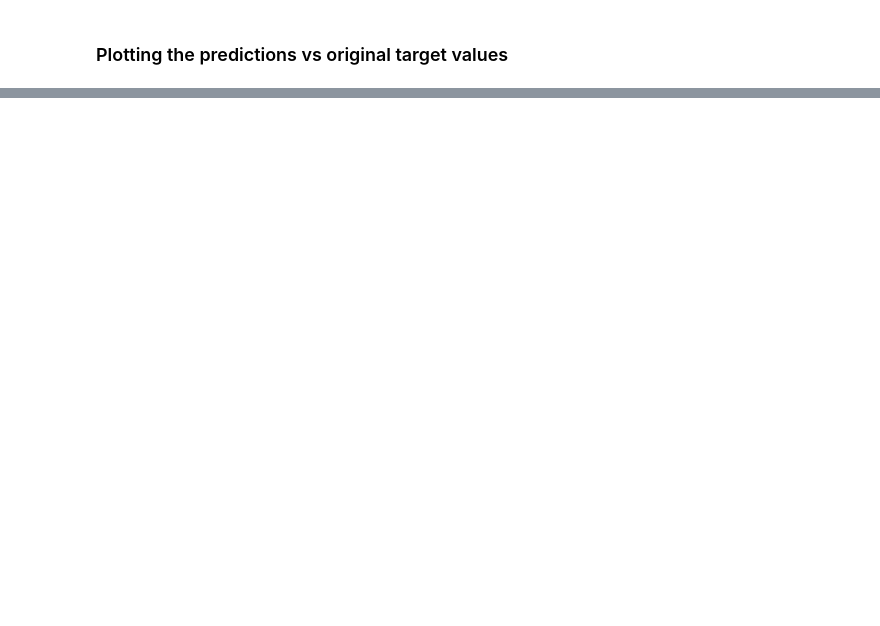
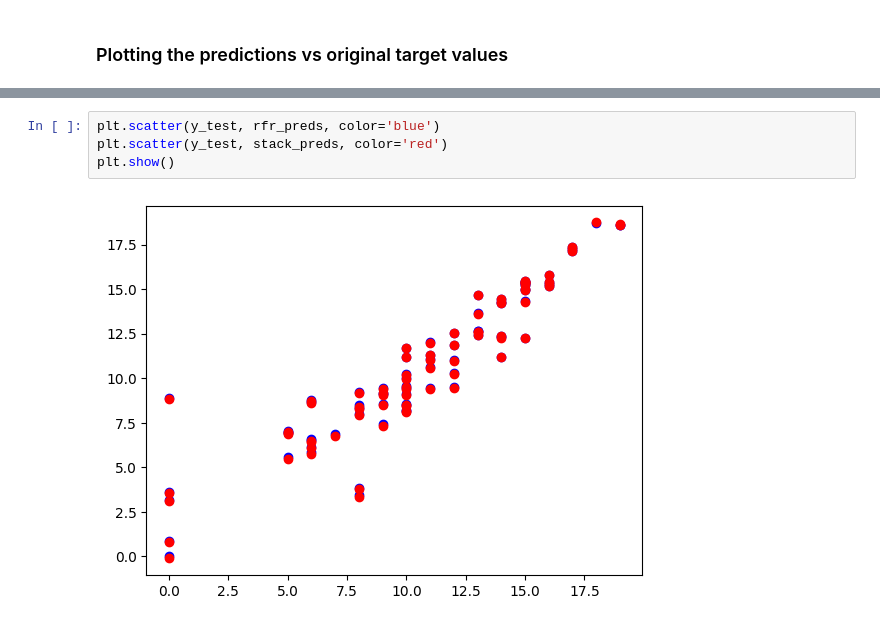
Before and after one commit to Ajinkya-18/Student_Performance_Prediction, a Jupyter notebook: notebooks/Performance_Predictor.ipynb, the cells around one changed output, grey strips where cells are left out. Drawn from its saved outputs; the diff is of its cells as text; blank space fills up the shorter version.

```diff
--- a/notebooks/Performance_Predictor.ipynb
+++ b/notebooks/Performance_Predictor.ipynb
@@ -205,0 +232,6 @@ plt.savefig('../reports/Models_Performance.png')
+# %%
+plt.scatter(y_test, rfr_preds, color='blue')
+plt.scatter(y_test, stack_preds, color='red')
+plt.show()
+# %% [output]
+[figure, added]
```
Also changed, not shown: parts of 51 cells of this notebook, 6 other files.
